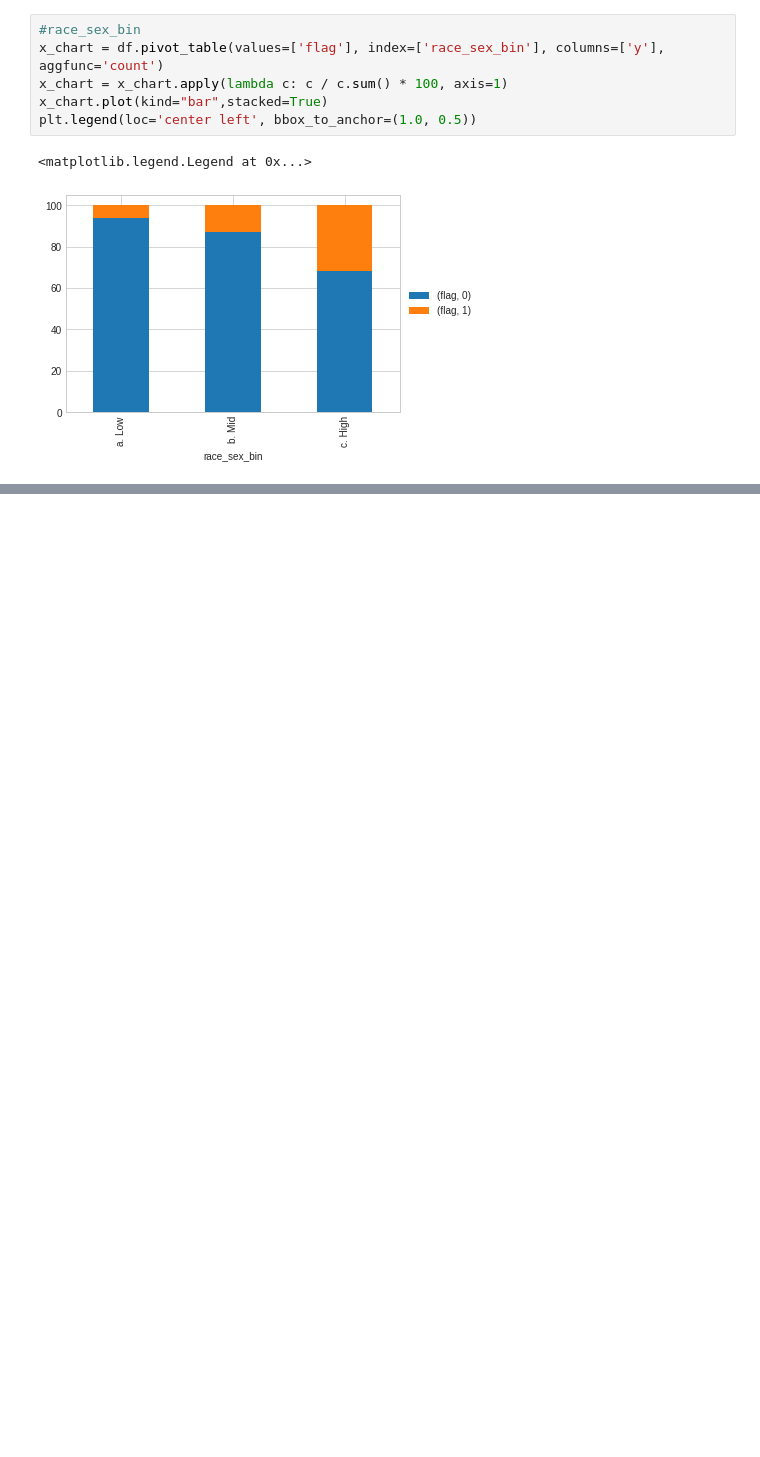
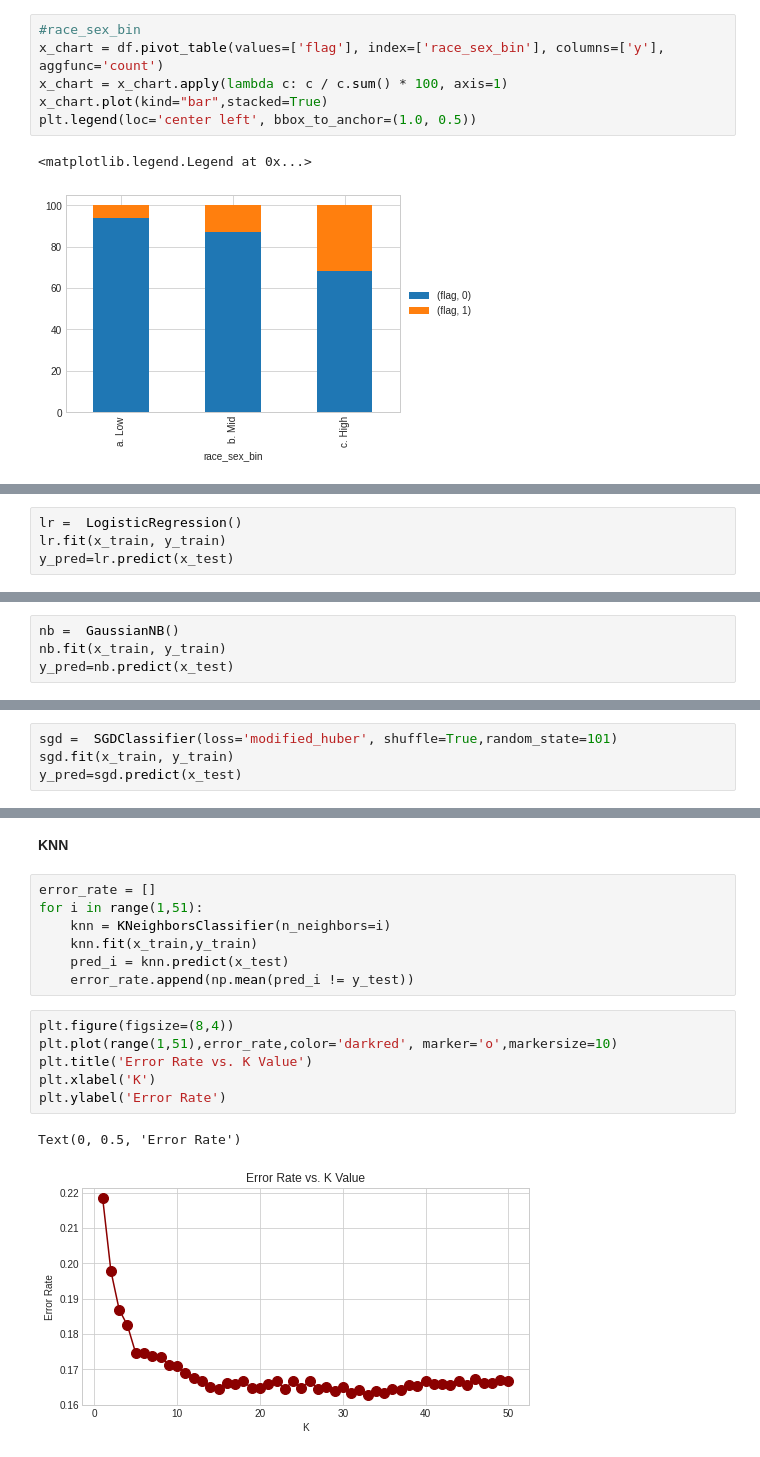
Before and after one commit to chiranjeevi-manike/IBM-Cognitiveclass.ai, a Jupyter notebook: Adult_data_Analysis.ipynb, the cells around one changed output, grey strips where cells are left out. Drawn from its saved outputs; the diff is of its cells as text; blank space fills up the shorter version.

```diff
--- a/Adult_data_Analysis.ipynb
+++ b/Adult_data_Analysis.ipynb
@@ -239,0 +267,4 @@ plt.legend(loc='center left', bbox_to_anchor=(1.0, 0.5))
+# %%
+lr =  LogisticRegression()
+lr.fit(x_train, y_train)
+y_pred=lr.predict(x_test)
@@ -239,0 +295,4 @@ plt.legend(loc='center left', bbox_to_anchor=(1.0, 0.5))
+# %%
+nb =  GaussianNB()
+nb.fit(x_train, y_train)
+y_pred=nb.predict(x_test)
@@ -239,0 +323,4 @@ plt.legend(loc='center left', bbox_to_anchor=(1.0, 0.5))
+# %%
+sgd =  SGDClassifier(loss='modified_huber', shuffle=True,random_state=101)
+sgd.fit(x_train, y_train)
+y_pred=sgd.predict(x_test)
@@ -239,0 +349,18 @@ plt.legend(loc='center left', bbox_to_anchor=(1.0, 0.5))
+# %% [markdown]
+**KNN**
+# %%
+error_rate = []
+for i in range(1,51):
+    knn = KNeighborsClassifier(n_neighbors=i)
+    knn.fit(x_train,y_train)
+    pred_i = knn.predict(x_test)
+    error_rate.append(np.mean(pred_i != y_test))
+# %%
+plt.figure(figsize=(8,4))
+plt.plot(range(1,51),error_rate,color='darkred', marker='o',markersize=10)
+plt.title('Error Rate vs. K Value')
+plt.xlabel('K')
+plt.ylabel('Error Rate')
+# %% [output]
+Text(0, 0.5, 'Error Rate')
+[figure, added]
```
Also changed, not shown: parts of 27 cells of this notebook.
